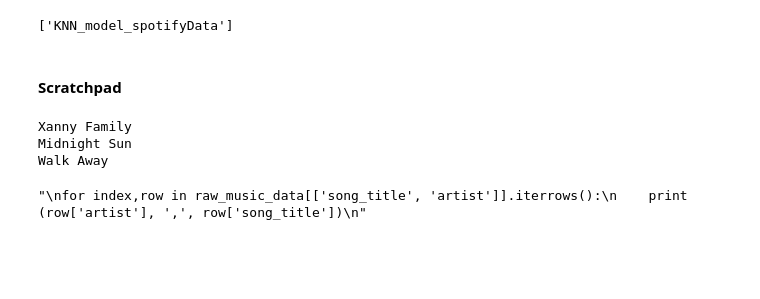
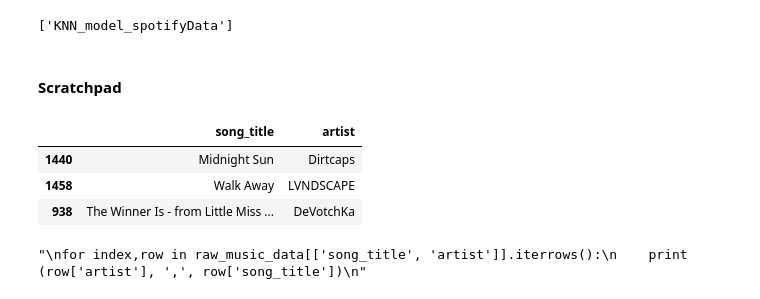
Before and after one commit to darshdee/Deep-Learning, a Jupyter notebook: My Projects/KNN on Spotify Music Data.ipynb, the cells around one changed output. Cells and saved outputs as stored; diff of their text form; code cells hidden in the pictures; blank space fills up the shorter version.

```diff
--- a/My Projects/KNN on Spotify Music Data.ipynb
+++ b/My Projects/KNN on Spotify Music Data.ipynb
@@ -51,4 +51,4 @@ raw_music_data.head()
 STEP 2: We now have our data, next we need to fit our model and predict
 """
 #fitting
-nearest_music= NearestNeighbors(n_neighbors=3).fit(music_data)
+nearest_music= NearestNeighbors(n_neighbors=4).fit(music_data)
@@ -78,18 +79,21 @@ joblib.dump(nearest_music,'KNN_model_spotifyData')
 # %%
 #get test data
 g = raw_music_data[raw_music_data['song_title']=='Xanny Family'].index.values
 
 #predict on it
 #aa =nearest_music.kneighbors(music_data.iloc[g])
 
 #get the knn data
-knn_songs = raw_music_data.iloc[list(nearest_music.kneighbors(music_data.iloc[g])[1][0])][['song_title', 'artist']]
-for y,x in knn_songs.iterrows():
-    print (x['song_title'])
+knn_songs = raw_music_data.iloc[list(nearest_music.kneighbors(music_data.iloc[g])[1][0])][['song_title', 'artist']].iloc[1:]
+knn_songs
+
+# for y,x in knn_songs.iterrows():
+#     print (x['song_title'])
 # %% [output]
-Xanny Family
-Midnight Sun
-Walk Away
+|  | song_title | artist |
+| 1440 | Midnight Sun | Dirtcaps |
+| 1458 | Walk Away | LVNDSCAPE |
+| 938 | The Winner Is - from Little Miss ... | DeVotchKa |
 # %%
 #this is how we will iterate over our data
 """
```
Also changed, not shown: parts of 2 cells of this notebook, 2 other files.
